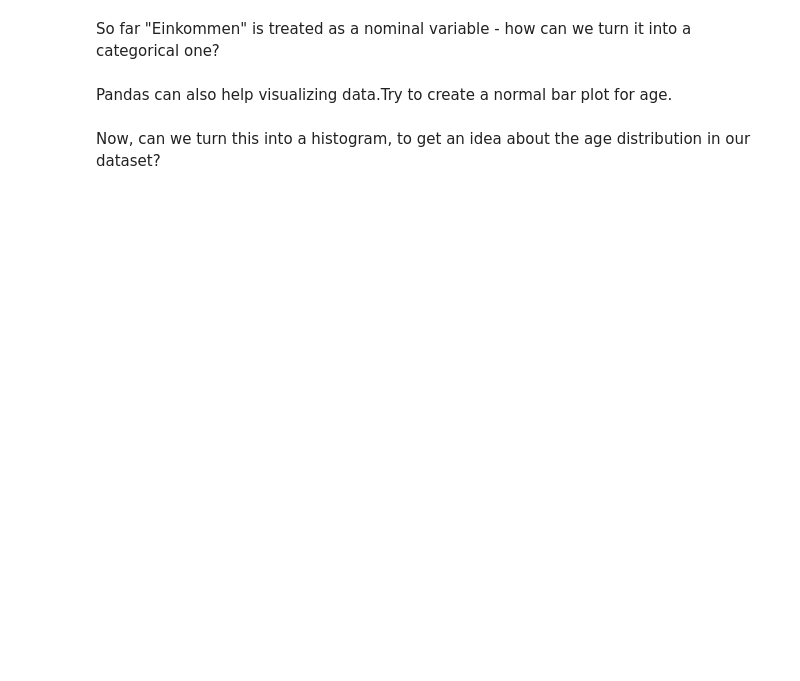
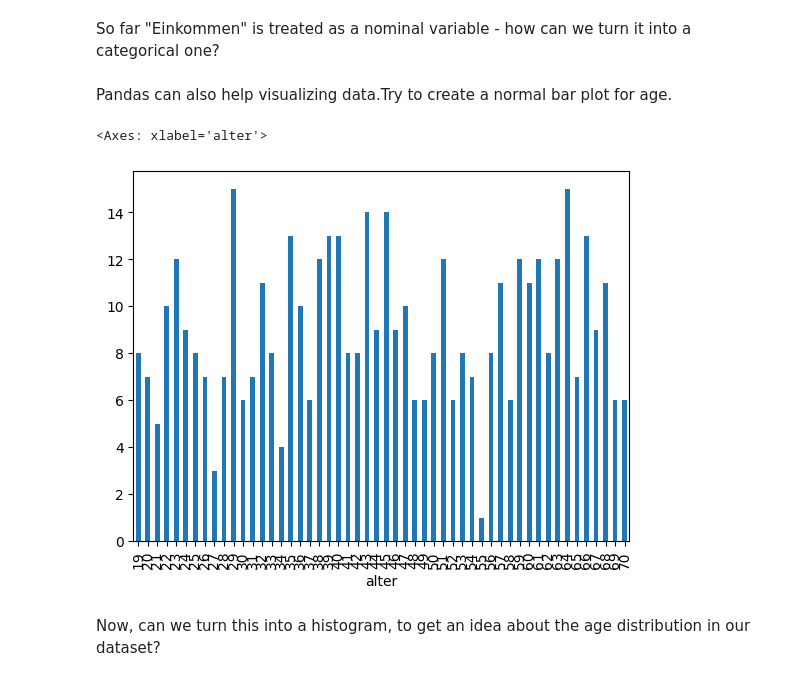
Before and after one commit to td-dot/EWF, a Jupyter notebook: EWF_Python_Introduction_Course.ipynb, the cells around one changed output. Drawn from its saved outputs; the diff is of its cells as text; code cells hidden in the pictures; blank space fills up the shorter version.

```diff
--- a/EWF_Python_Introduction_Course.ipynb
+++ b/EWF_Python_Introduction_Course.ipynb
@@ -267,6 +375,6 @@ How often does each gender appear in the dataset? Use a appropriate function to
 So far "Einkommen" is treated as a nominal variable - how can we turn it into a categorical one?
 # %%
 categories=["< 1000", "1000 - < 2000", "2000 - < 4000", "4000 - < 6000", "> 6000"]
-...
+df['einkommen_kategorien'] = pd.cut(df['einkommen'], bins=[0, 1000, 2000, 4000, 6000, 100000], labels=categories)
 # %% [markdown]
 Pandas can also help visualizing data.Try to create a normal bar plot for age.
@@ -275,2 +381,7 @@ Pandas can also help visualizing data.Try to create a normal bar plot for age.
+# %%
+df.alter.value_counts().sort_index().plot.bar()
+# %% [output]
+<Axes: xlabel='alter'>
+[figure, added]
 # %% [markdown]
 Now, can we turn this into a histogram, to get an idea about the age distribution in our dataset?
```
Also changed, not shown: parts of 39 cells of this notebook.
